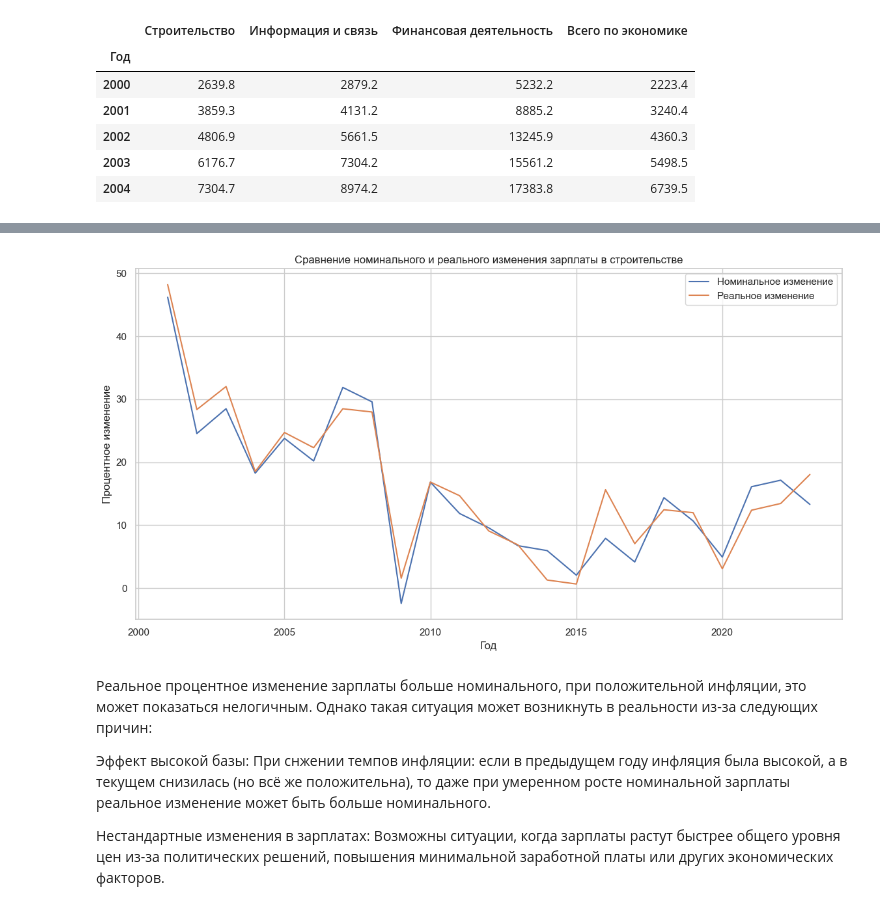
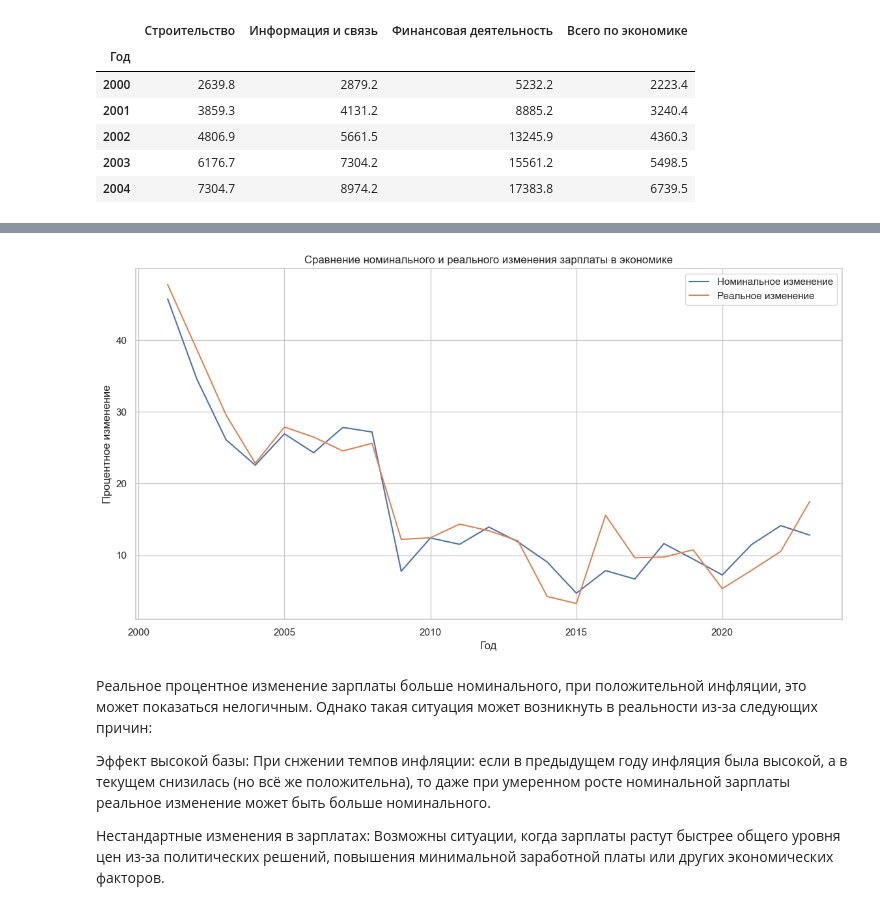
Before and after one commit to DS2fin/Wage-analysis-in-Russia, a Jupyter notebook: RuSalaries.ipynb, the cells around one changed output, grey strips where cells are left out. Cells and saved outputs as stored; diff of their text form; code cells hidden in the pictures.

```diff
--- a/RuSalaries.ipynb
+++ b/RuSalaries.ipynb
@@ -232,27 +219,26 @@ salary_comparison.head()
 | 2 | 2001 | Финансовая деятельность | 3653.0 | 69.817668 | 3140.088692 | ... |
 | 3 | 2001 | Всего по экономике | 1017.0 | 45.740757 | 882.919512 | ... |
 | 4 | 2002 | Строительство | 947.6 | 24.553676 | 923.137303 | ... |
-# %%
-import seaborn as sns
-import matplotlib.pyplot as plt
-
-# Построение графиков для визуализации
-plt.figure(figsize=(14, 7))
-
-# Сравнительный график номинального и реального процентного изменения для выбранного типа деятельности
-# Например, для 'Строительство'
-sns.lineplot(data=salary_comparison[salary_comparison['Тип деятельности'] == 'Строительство'],
-             x='Год', y='Номинальная_процентное_изменение', label='Номинальное изменение')
-sns.lineplot(data=salary_comparison[salary_comparison['Тип деятельности'] == 'Строительство'],
-             x='Год', y='Реальная_процентное_изменение', label='Реальное изменение')
-
-plt.title('Сравнение номинального и реального изменения зарплаты в строительстве')
-plt.ylabel('Процентное изменение')
-plt.xlabel('Год')
-plt.legend()
-plt.show()
-# %% [output]
-[figure, removed]
+# %%
+import seaborn as sns
+import matplotlib.pyplot as plt
+
+# Построение графиков для визуализации
+plt.figure(figsize=(14, 7))
+
+# Сравнительный график номинального и реального процентного изменения для выбранного типа деятельности
+sns.lineplot(data=salary_comparison[salary_comparison['Тип деятельности'] == 'Всего по экономике'],
+             x='Год', y='Номинальная_процентное_изменение', label='Номинальное изменение')
+sns.lineplot(data=salary_comparison[salary_comparison['Тип деятельности'] == 'Всего по экономике'],
+             x='Год', y='Реальная_процентное_изменение', label='Реальное изменение')
+
+plt.title('Сравнение номинального и реального изменения зарплаты в экономике')
+plt.ylabel('Процентное изменение')
+plt.xlabel('Год')
+plt.legend()
+plt.show()
+# %% [output]
+[figure, added]
 # %% [markdown]
 Реальное процентное изменение зарплаты больше номинального, при положительной инфляции, это может показаться нелогичным. Однако такая ситуация может возникнуть в реальности из-за следующих причин:
 
```
Also changed, not shown: parts of 3 cells of this notebook.
